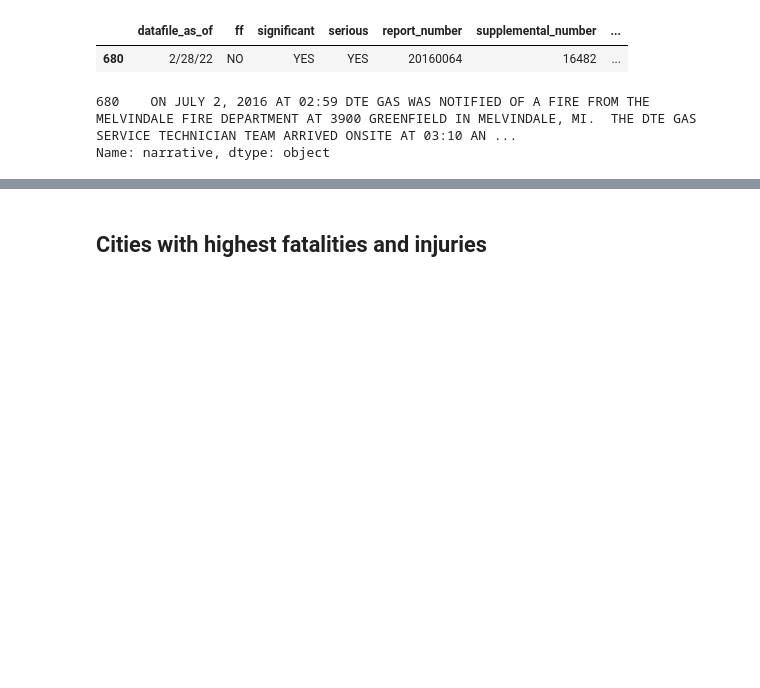
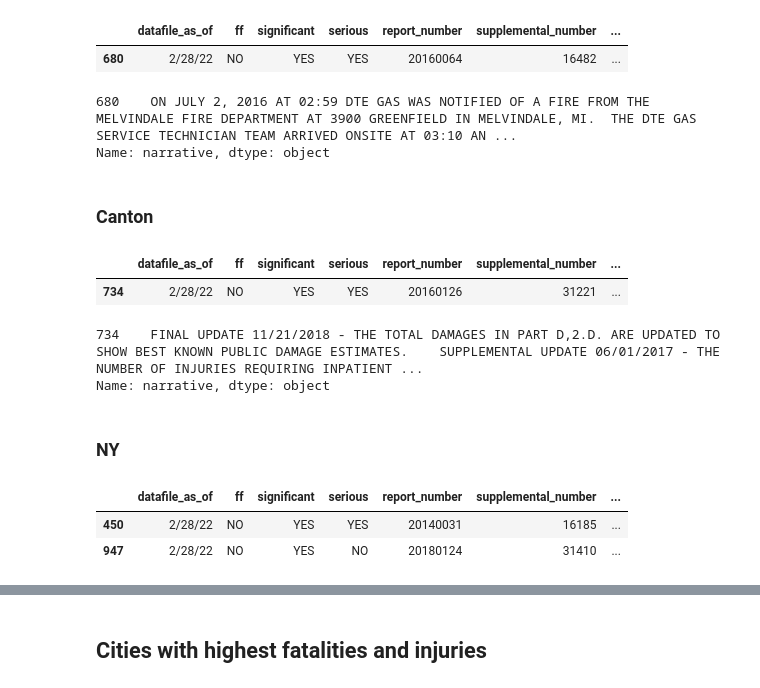
Before and after one commit to jessieblaeser/Pipeline-Incident-Map, a Jupyter notebook: analysis/exploratory-07-areas-of-interest-after-2010.ipynb, the cells around one changed output, grey strips where cells are left out. Drawn from its saved outputs; the diff is of its cells as text; code cells hidden in the pictures; blank space fills up the shorter version.

```diff
--- a/analysis/exploratory-07-areas-of-interest-after-2010.ipynb
+++ b/analysis/exploratory-07-areas-of-interest-after-2010.ipynb
@@ -126,3 +134,24 @@ with pd.option_context('display.max_colwidth', -1):
 # %% [output]
 680    ON JULY 2, 2016 AT 02:59 DTE GAS WAS NOTIFIED OF A FIRE FROM THE MELVINDALE FIRE DEPARTMENT AT 3900 GREENFIELD IN MELVINDALE, MI.  THE DTE GAS SERVICE TECHNICIAN TEAM ARRIVED ONSITE AT 03:10 AN ...
 Name: narrative, dtype: object
+# %% [markdown]
+### Canton
+# %%
+df[df.location_city_name == 'CANTON']
+# %% [output]
+|  | datafile_as_of | ff | significant | serious | report_number | supplemental_number | ... |
+| 734 | 2/28/22 | NO | YES | YES | 20160126 | 31221 | ... |
+# %%
+with pd.option_context('display.max_colwidth', -1):
+    print(df[df.location_city_name == 'CANTON'].narrative)
+# %% [output]
+734    FINAL UPDATE 11/21/2018 - THE TOTAL DAMAGES IN PART D,2.D. ARE UPDATED TO SHOW BEST KNOWN PUBLIC DAMAGE ESTIMATES.    SUPPLEMENTAL UPDATE 06/01/2017 - THE NUMBER OF INJURIES REQUIRING INPATIENT ...
+Name: narrative, dtype: object
+# %% [markdown]
+### NY
+# %%
+df[df.location_city_name == 'NEW YORK']
+# %% [output]
+|  | datafile_as_of | ff | significant | serious | report_number | supplemental_number | ... |
+| 450 | 2/28/22 | NO | YES | YES | 20140031 | 16185 | ... |
+| 947 | 2/28/22 | NO | YES | NO | 20180124 | 31410 | ... |
```
Also changed, not shown: parts of 5 cells of this notebook, 4 other files.
